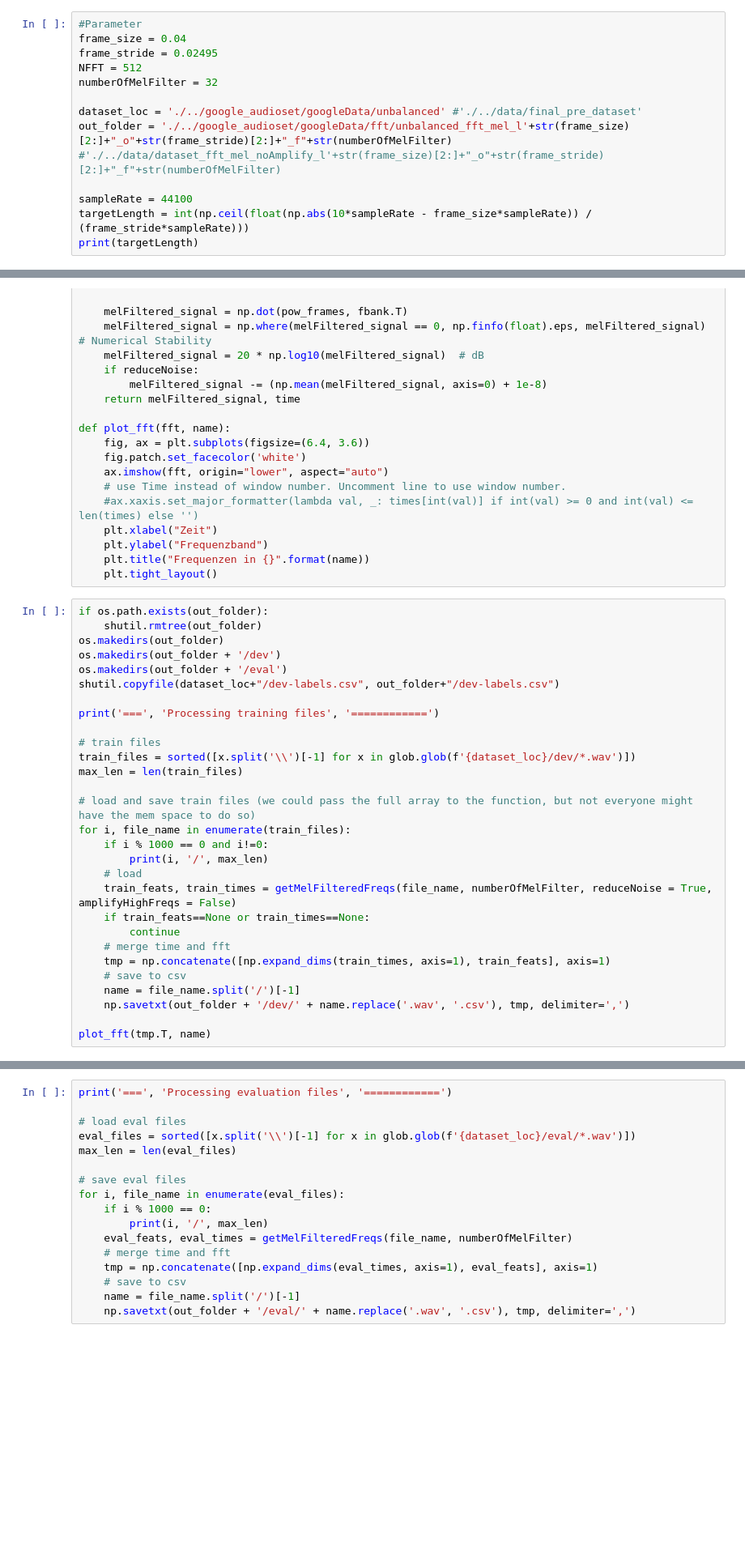
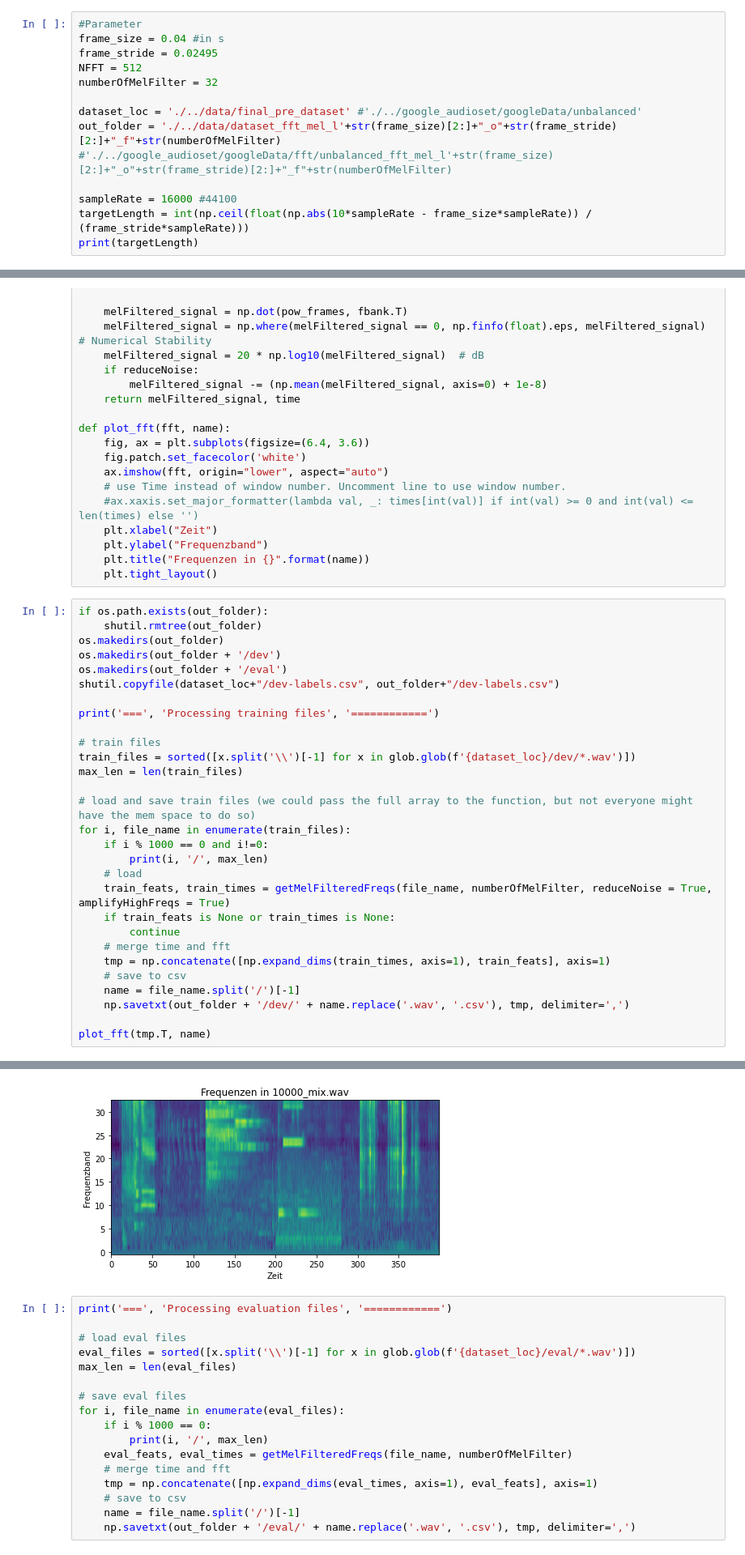
Before and after one commit to ajochim/bbdc2021, a Jupyter notebook: preprocessing/MelFilterBank_Final.ipynb, the cells around one changed output, grey strips where cells are left out. Shown: that part at 81% size. Saved outputs shown, nothing was run; the diff lists cells and outputs as text; blank space fills up the shorter version.

Commit message:
Small Bug-Fix in Mel-Filter-Bank

```diff
--- a/preprocessing/MelFilterBank_Final.ipynb
+++ b/preprocessing/MelFilterBank_Final.ipynb
@@ -9,15 +9,15 @@ import matplotlib.pyplot as plt
 import pandas as pd
 # %%
 #Parameter
-frame_size = 0.04
+frame_size = 0.04 #in s
 frame_stride = 0.02495
 NFFT = 512
 numberOfMelFilter = 32
 
-dataset_loc = './../google_audioset/googleData/unbalanced' #'./../data/final_pre_dataset'
-out_folder = './../google_audioset/googleData/fft/unbalanced_fft_mel_l'+str(frame_size)[2:]+"_o"+str(frame_stride)[2:]+"_f"+str(numberOfMelFilter) #'./../data/dataset_fft_mel_noAmplify_l'+str(frame_size)[2:]+"_o"+str(frame_stride)[2:]+"_f"+str(numberOfMelFilter)
+dataset_loc = './../data/final_pre_dataset' #'./../google_audioset/googleData/unbalanced'
+out_folder = './../data/dataset_fft_mel_l'+str(frame_size)[2:]+"_o"+str(frame_stride)[2:]+"_f"+str(numberOfMelFilter) #'./../google_audioset/googleData/fft/unbalanced_fft_mel_l'+str(frame_size)[2:]+"_o"+str(frame_stride)[2:]+"_f"+str(numberOfMelFilter)
 
-sampleRate = 44100
+sampleRate = 16000 #44100
 targetLength = int(np.ceil(float(np.abs(10*sampleRate - frame_size*sampleRate)) / (frame_stride*sampleRate)))
 print(targetLength)
 # %% [output]
@@ -112,8 +112,8 @@ for i, file_name in enumerate(train_files):
     if i % 1000 == 0 and i!=0:
         print(i, '/', max_len)
     # load
-    train_feats, train_times = getMelFilteredFreqs(file_name, numberOfMelFilter, reduceNoise = True, amplifyHighFreqs = False)
-    if train_feats==None or train_times==None:
+    train_feats, train_times = getMelFilteredFreqs(file_name, numberOfMelFilter, reduceNoise = True, amplifyHighFreqs = True)
+    if train_feats is None or train_times is None:
         continue
     # merge time and fft
     tmp = np.concatenate([np.expand_dims(train_times, axis=1), train_feats], axis=1)
@@ -122,3 +122,4 @@ for i, file_name in enumerate(train_files):
     np.savetxt(out_folder + '/dev/' + name.replace('.wav', '.csv'), tmp, delimiter=',')
 
 plot_fft(tmp.T, name)
+# %% [output]
@@ -125,3 +136,4 @@ plot_fft(tmp.T, name)
+[figure, added]
 # %%
 print('===', 'Processing evaluation files', '============')
 
```
Also changed, not shown: parts of 1 cell of this notebook.
